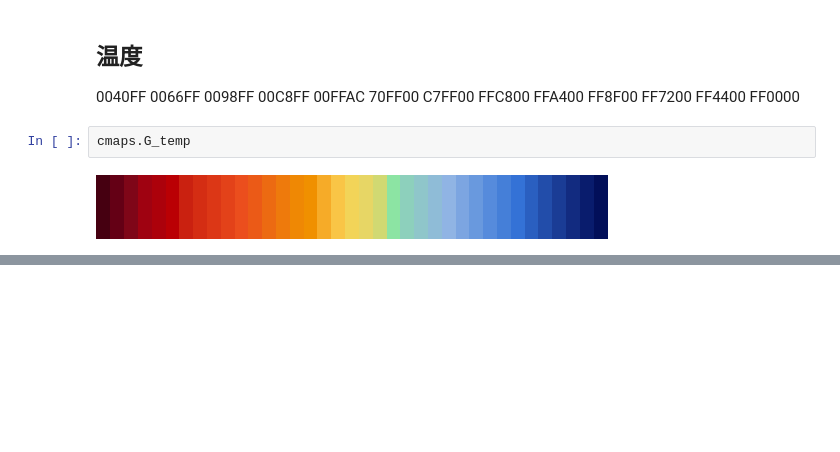
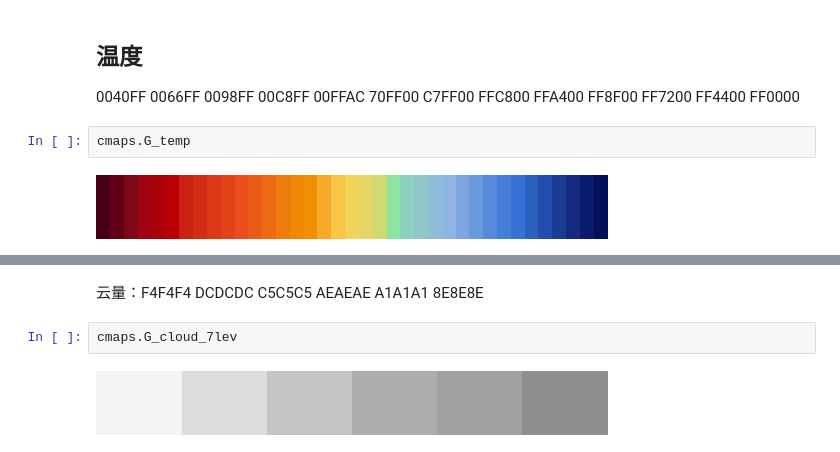
Before and after one commit to Kimizhao/cmaps, a Jupyter notebook: notebook/cmaps_demo2.ipynb, the cells around one changed output, grey strips where cells are left out. Drawn from its saved outputs; the diff is of its cells as text; blank space fills up the shorter version.

```diff
--- a/notebook/cmaps_demo2.ipynb
+++ b/notebook/cmaps_demo2.ipynb
@@ -60,0 +75,6 @@ cmaps.G_temp
+# %% [markdown]
+云量：F4F4F4  DCDCDC  C5C5C5  AEAEAE  A1A1A1  8E8E8E
+# %%
+cmaps.G_cloud_7lev
+# %% [output]
+[figure, added]
```
Also changed, not shown: parts of 10 cells of this notebook, 8 other files.
